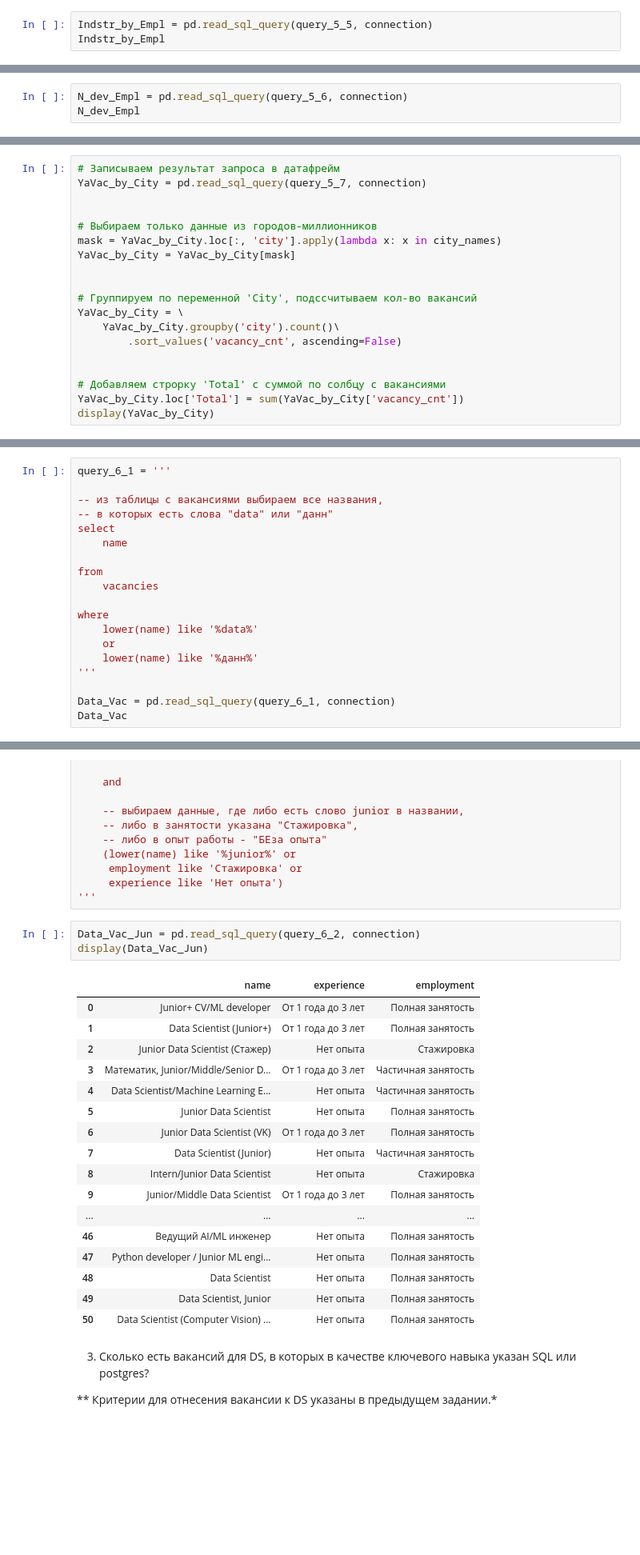
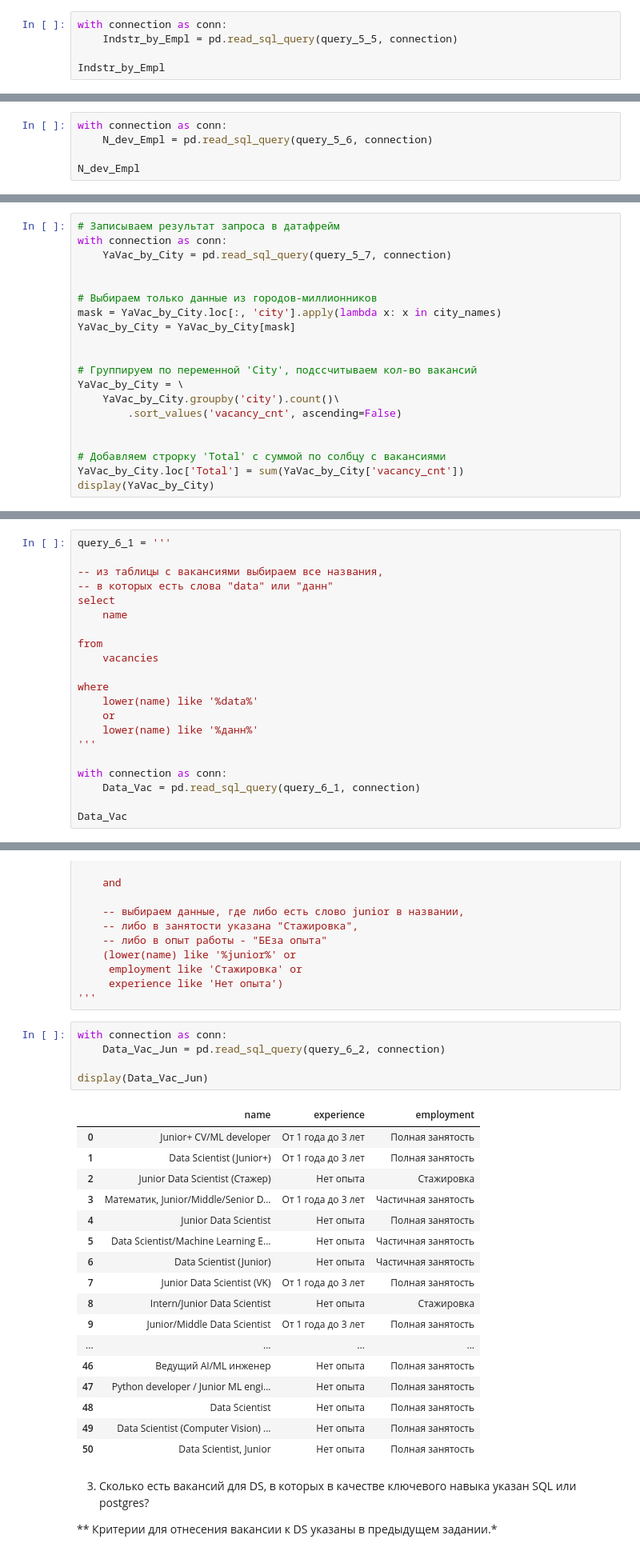
Before and after one commit to YarikKa2/SQL__StudyPrject2, a Jupyter notebook: code/SQL_StudyProject2.ipynb, the cells around one changed output, grey strips where cells are left out. Shown: that part at 80% size. Saved outputs shown, nothing was run; the diff lists cells and outputs as text; blank space fills up the shorter version.

```diff
--- a/code/SQL_StudyProject2.ipynb
+++ b/code/SQL_StudyProject2.ipynb
@@ -471,7 +501,9 @@ offset 2
 limit 1
 '''
 # %%
-Indstr_by_Empl = pd.read_sql_query(query_5_5, connection)
+with connection as conn:
+    Indstr_by_Empl = pd.read_sql_query(query_5_5, connection)
+
 Indstr_by_Empl
 # %% [output]
 |  | name | count |
@@ -506,7 +538,9 @@ having
     i.name = 'Разработка программного обеспечения'
 '''
 # %%
-N_dev_Empl = pd.read_sql_query(query_5_6, connection)
+with connection as conn:
+    N_dev_Empl = pd.read_sql_query(query_5_6, connection)
+
 N_dev_Empl
 # %% [output]
 |  | name | n_emplyers |
@@ -551,7 +585,8 @@ where e.name = 'Яндекс'
 '''
 # %%
 # Записываем результат запроса в датафрейм
-YaVac_by_City = pd.read_sql_query(query_5_7, connection)
+with connection as conn:
+    YaVac_by_City = pd.read_sql_query(query_5_7, connection)
 
 
 # Выбираем только данные из городов-миллионников
@@ -623,7 +658,9 @@ where
     lower(name) like '%данн%'
 '''
 
-Data_Vac = pd.read_sql_query(query_6_1, connection)
+with connection as conn:
+    Data_Vac = pd.read_sql_query(query_6_1, connection)
+
 Data_Vac
 # %% [output]
 |  | name |
@@ -693,26 +730,28 @@ where
      experience like 'Нет опыта')
 '''
 # %%
-Data_Vac_Jun = pd.read_sql_query(query_6_2, connection)
+with connection as conn:
+    Data_Vac_Jun = pd.read_sql_query(query_6_2, connection)
+
 display(Data_Vac_Jun)
 # %% [output]
 |  | name | experience | employment |
 | 0 | Junior+ CV/ML developer | От 1 года до 3 лет | Полная занятость |
 | 1 | Data Scientist (Junior+) | От 1 года до 3 лет | Полная занятость |
 | 2 | Junior Data Scientist (Стажер) | Нет опыта | Стажировка |
 | 3 | Математик, Junior/Middle/Senior D... | От 1 года до 3 лет | Частичная занятость |
-| 4 | Data Scientist/Machine Learning E... | Нет опыта | Частичная занятость |
-| 5 | Junior Data Scientist | Нет опыта | Полная занятость |
-| 6 | Junior Data Scientist (VK) | От 1 года до 3 лет | Полная занятость |
-| 7 | Data Scientist (Junior) | Нет опыта | Частичная занятость |
+| 4 | Junior Data Scientist | Нет опыта | Полная занятость |
+| 5 | Data Scientist/Machine Learning E... | Нет опыта | Частичная занятость |
+| 6 | Data Scientist (Junior) | Нет опыта | Частичная занятость |
+| 7 | Junior Data Scientist (VK) | От 1 года до 3 лет | Полная занятость |
 | 8 | Intern/Junior Data Scientist | Нет опыта | Стажировка |
 | 9 | Junior/Middle Data Scientist | От 1 года до 3 лет | Полная занятость |
 | ... | ... | ... | ... |
 | 46 | Ведущий AI/ML инженер | Нет опыта | Полная занятость |
 | 47 | Python developer / Junior ML engi... | Нет опыта | Полная занятость |
 | 48 | Data Scientist | Нет опыта | Полная занятость |
-| 49 | Data Scientist, Junior | Нет опыта | Полная занятость |
-| 50 | Data Scientist (Computer Vision) ... | Нет опыта | Полная занятость |
+| 49 | Data Scientist (Computer Vision) ... | Нет опыта | Полная занятость |
+| 50 | Data Scientist, Junior | Нет опыта | Полная занятость |
 # %% [markdown]
 3. Сколько есть вакансий для DS, в которых в качестве ключевого навыка указан SQL или postgres?
 
```
Also changed, not shown: parts of 24 cells of this notebook, 6 other files.
